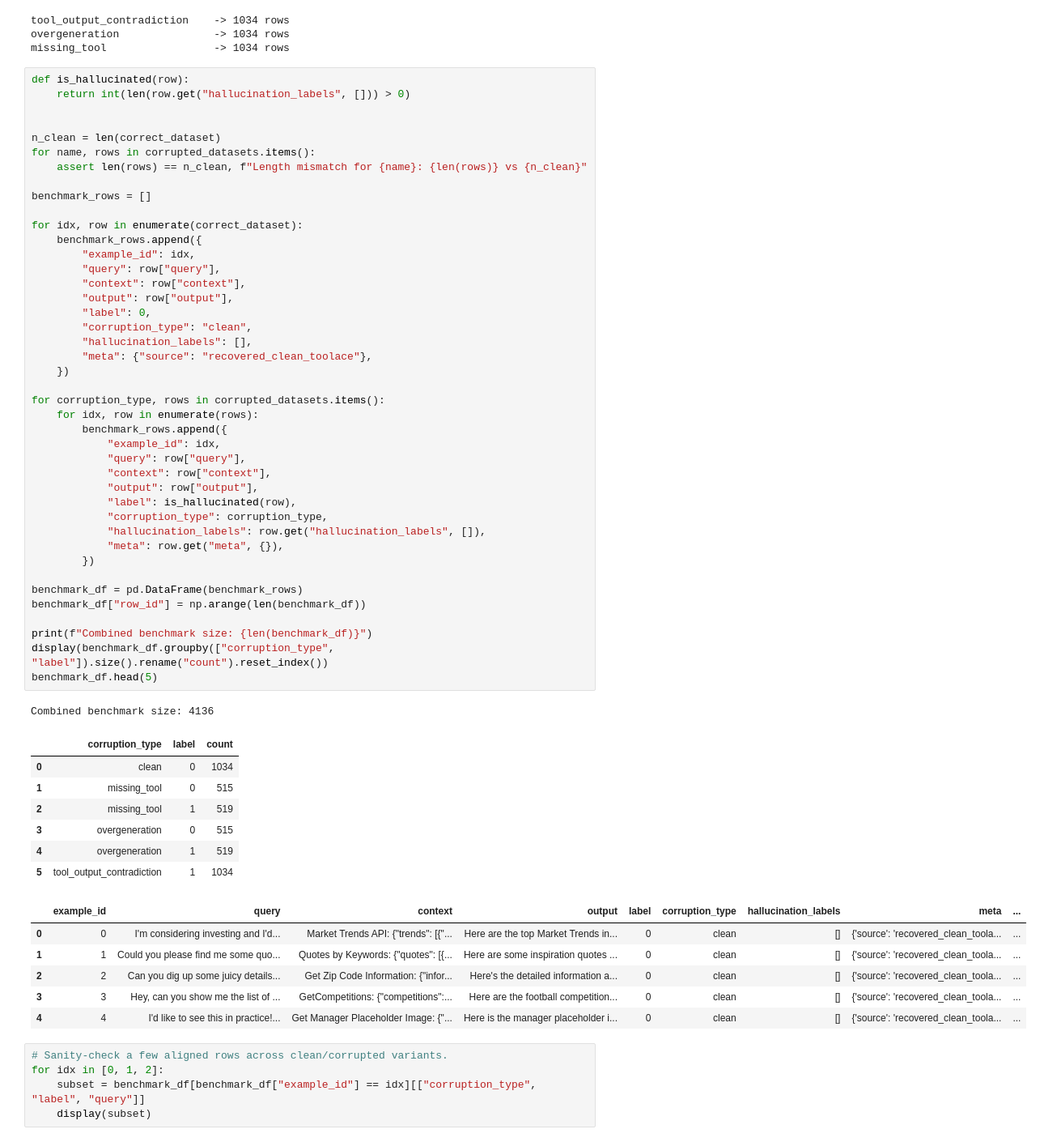
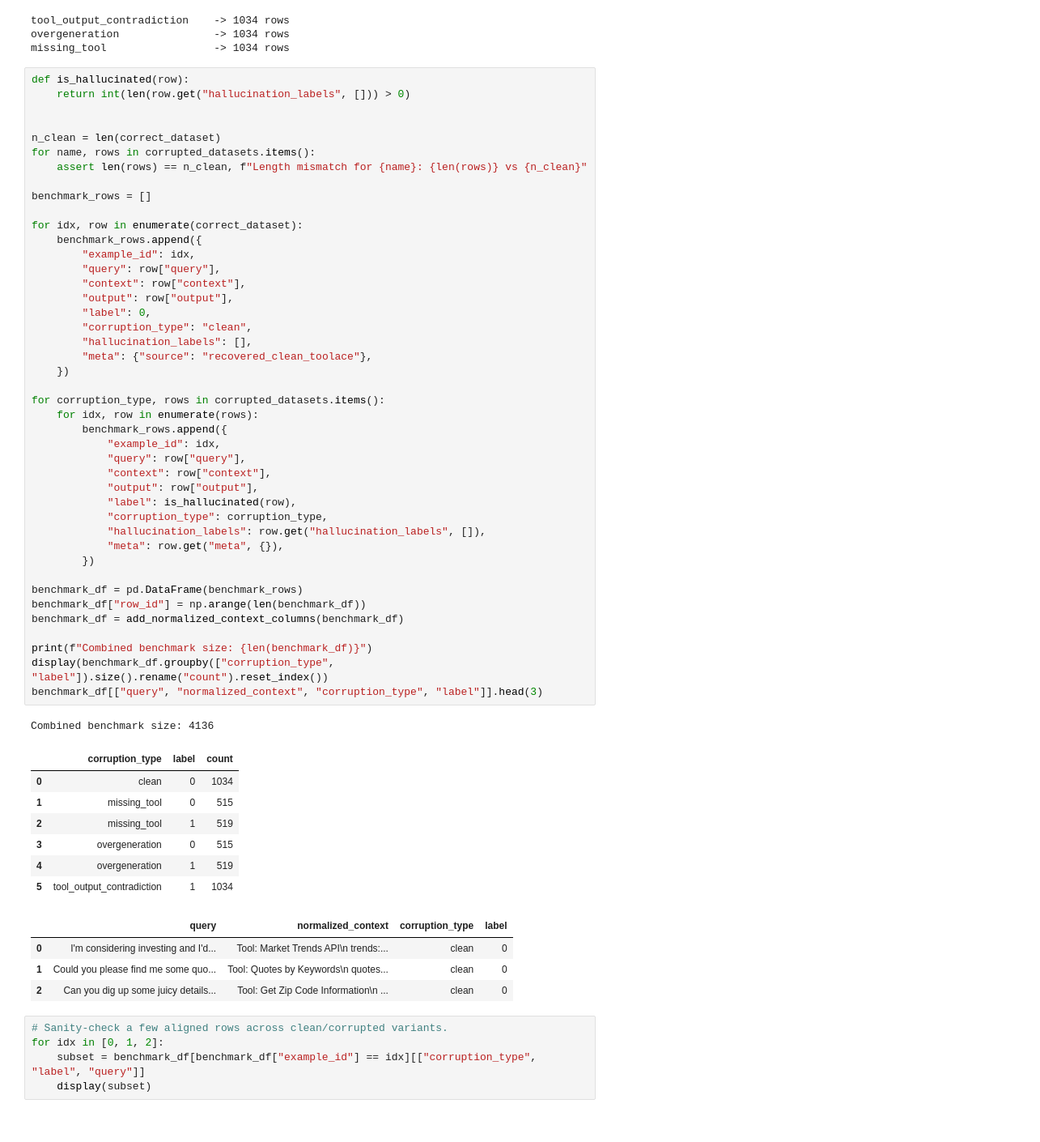
Before and after one commit to Lerusya66/toolace, a Jupyter notebook: evaluation_baselines_improved.ipynb, the cells around one changed output. Shown at 81% size. Saved outputs shown, nothing was run; the diff lists cells and outputs as text.

```diff
--- a/evaluation_baselines_improved.ipynb
+++ b/evaluation_baselines_improved.ipynb
@@ -251,40 +261,39 @@ for idx, row in enumerate(correct_dataset):
         "meta": {"source": "recovered_clean_toolace"},
     })
 
 for corruption_type, rows in corrupted_datasets.items():
     for idx, row in enumerate(rows):
         benchmark_rows.append({
             "example_id": idx,
             "query": row["query"],
             "context": row["context"],
             "output": row["output"],
             "label": is_hallucinated(row),
             "corruption_type": corruption_type,
             "hallucination_labels": row.get("hallucination_labels", []),
             "meta": row.get("meta", {}),
         })
 
 benchmark_df = pd.DataFrame(benchmark_rows)
 benchmark_df["row_id"] = np.arange(len(benchmark_df))
+benchmark_df = add_normalized_context_columns(benchmark_df)
 
 print(f"Combined benchmark size: {len(benchmark_df)}")
 display(benchmark_df.groupby(["corruption_type", "label"]).size().rename("count").reset_index())
-benchmark_df.head(5)
+benchmark_df[["query", "normalized_context", "corruption_type", "label"]].head(3)
 # %% [output]
 Combined benchmark size: 4136
 |  | corruption_type | label | count |
 | 0 | clean | 0 | 1034 |
 | 1 | missing_tool | 0 | 515 |
 | 2 | missing_tool | 1 | 519 |
 | 3 | overgeneration | 0 | 515 |
 | 4 | overgeneration | 1 | 519 |
 | 5 | tool_output_contradiction | 1 | 1034 |
-|  | example_id | query | context | output | label | corruption_type | hallucination_labels | meta | ... |
-| 0 | 0 | I'm considering investing and I'd... | Market Trends API: {"trends": [{"... | Here are the top Market Trends in... | 0 | clean | [] | {'source': 'recovered_clean_toola... | ... |
-| 1 | 1 | Could you please find me some quo... | Quotes by Keywords: {"quotes": [{... | Here are some inspiration quotes ... | 0 | clean | [] | {'source': 'recovered_clean_toola... | ... |
-| 2 | 2 | Can you dig up some juicy details... | Get Zip Code Information: {"infor... | Here's the detailed information a... | 0 | clean | [] | {'source': 'recovered_clean_toola... | ... |
-| 3 | 3 | Hey, can you show me the list of ... | GetCompetitions: {"competitions":... | Here are the football competition... | 0 | clean | [] | {'source': 'recovered_clean_toola... | ... |
-| 4 | 4 | I'd like to see this in practice!... | Get Manager Placeholder Image: {"... | Here is the manager placeholder i... | 0 | clean | [] | {'source': 'recovered_clean_toola... | ... |
+|  | query | normalized_context | corruption_type | label |
+| 0 | I'm considering investing and I'd... | Tool: Market Trends API\n trends:... | clean | 0 |
+| 1 | Could you please find me some quo... | Tool: Quotes by Keywords\n quotes... | clean | 0 |
+| 2 | Can you dig up some juicy details... | Tool: Get Zip Code Information\n ... | clean | 0 |
 # %%
 # Sanity-check a few aligned rows across clean/corrupted variants.
 for idx in [0, 1, 2]:
```
Also changed, not shown: parts of 26 cells of this notebook, 18 other files.
